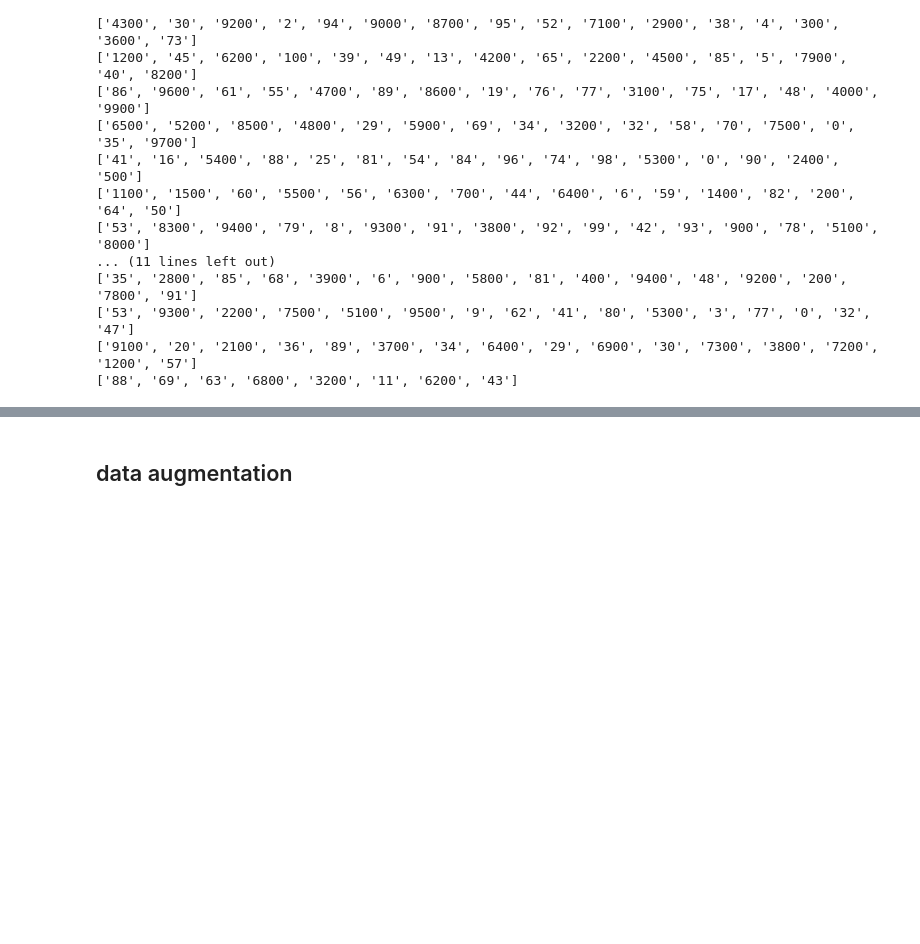
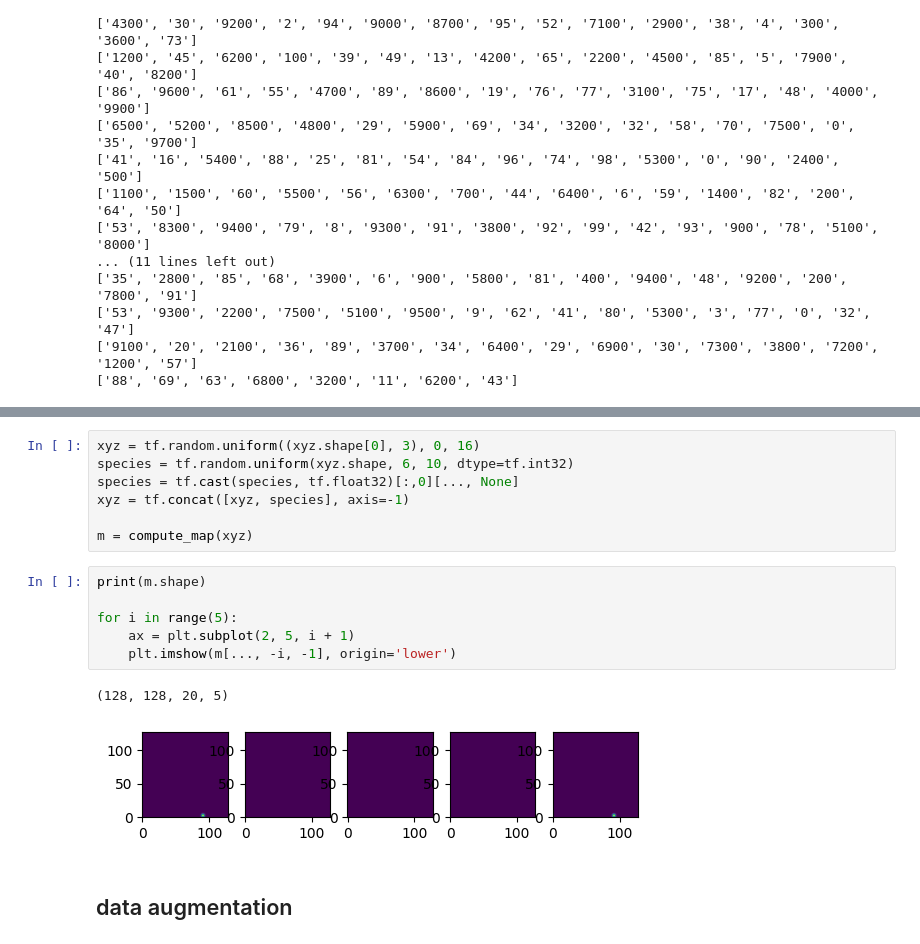
Before and after one commit to LauriKurki/molecule-net, a Jupyter notebook: notebooks/test_input_pipeline.ipynb, the cells around one changed output, grey strips where cells are left out. Drawn from its saved outputs; the diff is of its cells as text; blank space fills up the shorter version.

```diff
--- a/notebooks/test_input_pipeline.ipynb
+++ b/notebooks/test_input_pipeline.ipynb
@@ -162,3 +225,19 @@ for i in range(1000):
+# %%
+xyz = tf.random.uniform((xyz.shape[0], 3), 0, 16)
+species = tf.random.uniform(xyz.shape, 6, 10, dtype=tf.int32)
+species = tf.cast(species, tf.float32)[:,0][..., None]
+xyz = tf.concat([xyz, species], axis=-1)
+
+m = compute_map(xyz)
+# %%
+print(m.shape)
+
+for i in range(5):
+    ax = plt.subplot(2, 5, i + 1)
+    plt.imshow(m[..., -i, -1], origin='lower')
+# %% [output]
+(128, 128, 20, 5)
+[figure, added]
 # %% [markdown]
 ## data augmentation
 # %%
```
Also changed, not shown: parts of 9 cells of this notebook.
